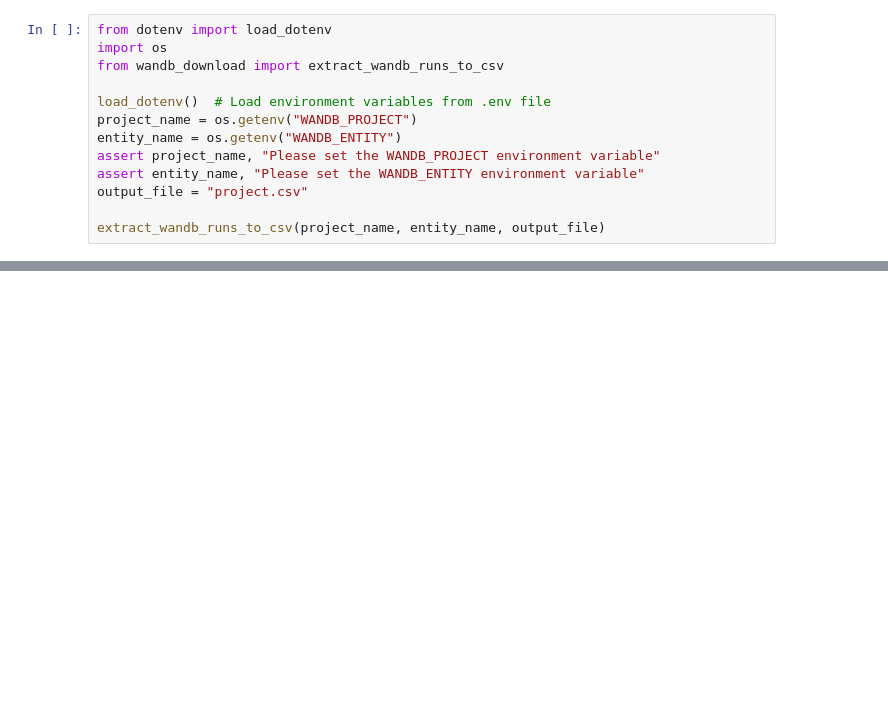
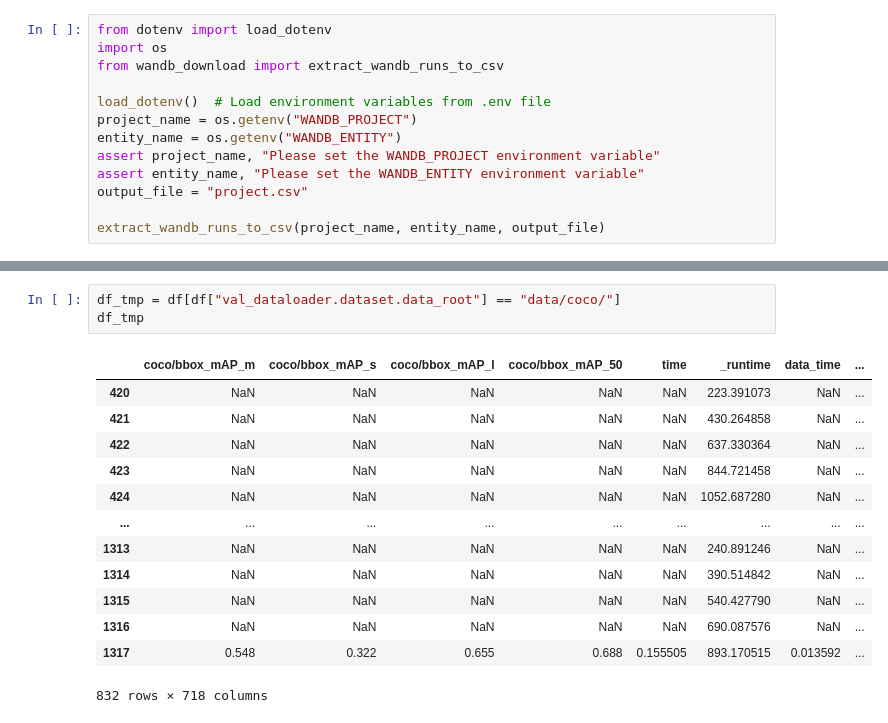
Before and after one commit to shashankskagnihotri/benchmarking_robustness, a Jupyter notebook: object_detection/vis_results.ipynb, the cells around one changed output, grey strips where cells are left out. Saved outputs shown, nothing was run; the diff lists cells and outputs as text; blank space fills up the shorter version.

```diff
--- a/object_detection/vis_results.ipynb
+++ b/object_detection/vis_results.ipynb
@@ -29,0 +65,17 @@ Keep interesting columns and observations
+# %%
+df_tmp = df[df["val_dataloader.dataset.data_root"] == "data/coco/"]
+df_tmp
+# %% [output]
+|  | coco/bbox_mAP_m | coco/bbox_mAP_s | coco/bbox_mAP_l | coco/bbox_mAP_50 | time | _runtime | data_time | ... |
+| 420 | NaN | NaN | NaN | NaN | NaN | 223.391073 | NaN | ... |
+| 421 | NaN | NaN | NaN | NaN | NaN | 430.264858 | NaN | ... |
+| 422 | NaN | NaN | NaN | NaN | NaN | 637.330364 | NaN | ... |
+| 423 | NaN | NaN | NaN | NaN | NaN | 844.721458 | NaN | ... |
+| 424 | NaN | NaN | NaN | NaN | NaN | 1052.687280 | NaN | ... |
+| ... | ... | ... | ... | ... | ... | ... | ... | ... |
+| 1313 | NaN | NaN | NaN | NaN | NaN | 240.891246 | NaN | ... |
+| 1314 | NaN | NaN | NaN | NaN | NaN | 390.514842 | NaN | ... |
+| 1315 | NaN | NaN | NaN | NaN | NaN | 540.427790 | NaN | ... |
+| 1316 | NaN | NaN | NaN | NaN | NaN | 690.087576 | NaN | ... |
+| 1317 | 0.548 | 0.322 | 0.655 | 0.688 | 0.155505 | 893.170515 | 0.013592 | ... |
+832 rows × 718 columns
```
Also changed, not shown: parts of 19 cells of this notebook, 1 other file.
